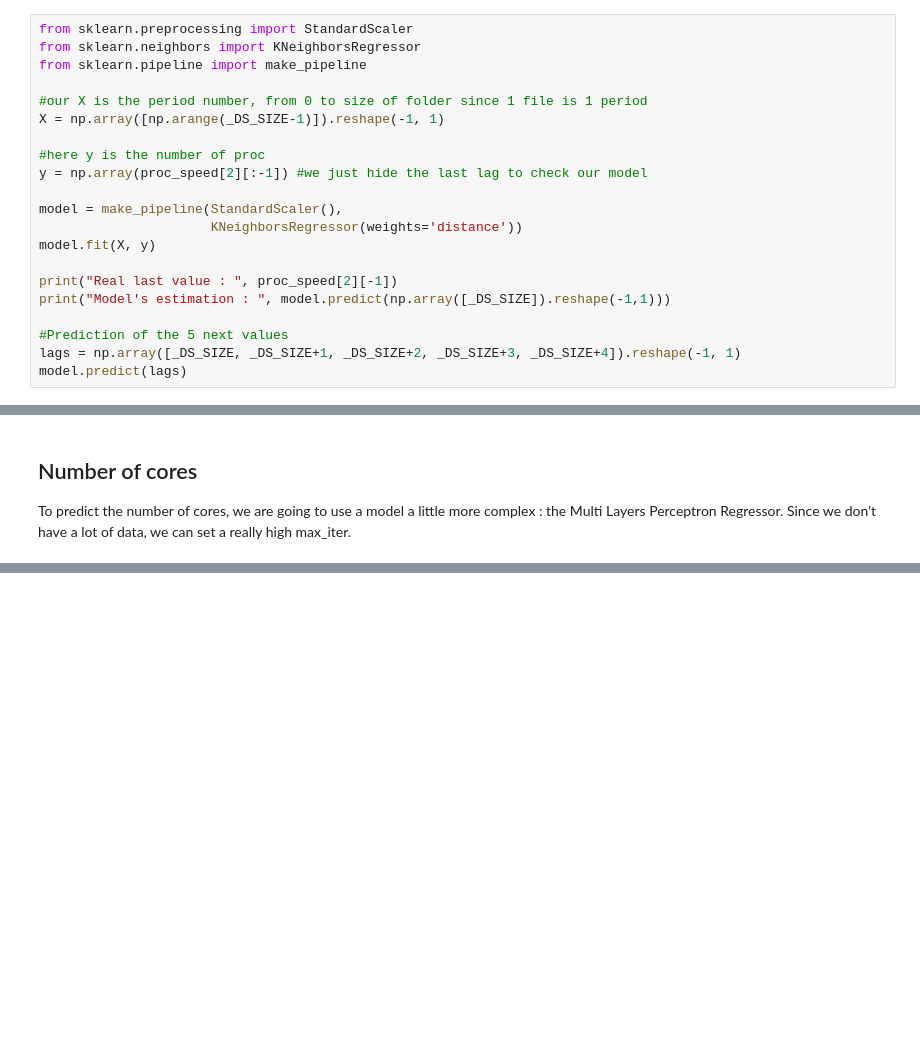
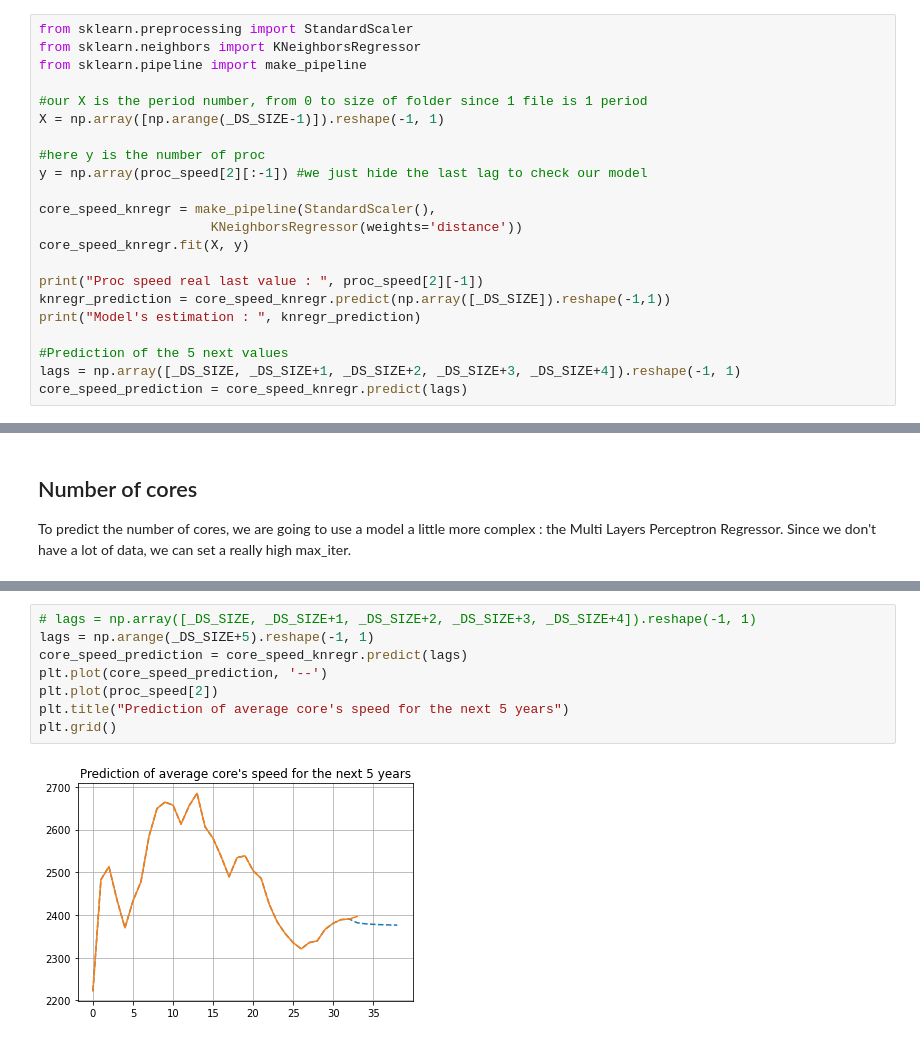
Before and after one commit to Aympab/TOP500-predictions-sklearn, a Jupyter notebook: report.ipynb, the cells around one changed output, grey strips where cells are left out. Drawn from its saved outputs; the diff is of its cells as text; blank space fills up the shorter version.

```diff
--- a/report.ipynb
+++ b/report.ipynb
@@ -167,14 +160,15 @@ X = np.array([np.arange(_DS_SIZE-1)]).reshape(-1, 1)
 #here y is the number of proc
 y = np.array(proc_speed[2][:-1]) #we just hide the last lag to check our model
 
-model = make_pipeline(StandardScaler(),
+core_speed_knregr = make_pipeline(StandardScaler(),
                       KNeighborsRegressor(weights='distance'))
-model.fit(X, y)
+core_speed_knregr.fit(X, y)
 
-print("Real last value : ", proc_speed[2][-1])
-print("Model's estimation : ", model.predict(np.array([_DS_SIZE]).reshape(-1,1)))
+print("Proc speed real last value : ", proc_speed[2][-1])
+knregr_prediction = core_speed_knregr.predict(np.array([_DS_SIZE]).reshape(-1,1))
+print("Model's estimation : ", knregr_prediction)
 
 #Prediction of the 5 next values
 lags = np.array([_DS_SIZE, _DS_SIZE+1, _DS_SIZE+2, _DS_SIZE+3, _DS_SIZE+4]).reshape(-1, 1)
-model.predict(lags)
+core_speed_prediction = core_speed_knregr.predict(lags)
 # %% [output]
@@ -289,0 +287,10 @@ plt.plot(proc_speed[2])
+# %%
+# lags = np.array([_DS_SIZE, _DS_SIZE+1, _DS_SIZE+2, _DS_SIZE+3, _DS_SIZE+4]).reshape(-1, 1)
+lags = np.arange(_DS_SIZE+5).reshape(-1, 1)
+core_speed_prediction = core_speed_knregr.predict(lags)
+plt.plot(core_speed_prediction, '--')
+plt.plot(proc_speed[2])
+plt.title("Prediction of average core's speed for the next 5 years")
+plt.grid()
+# %% [output]
+[figure, added]
```
Also changed, not shown: parts of 17 cells of this notebook.
